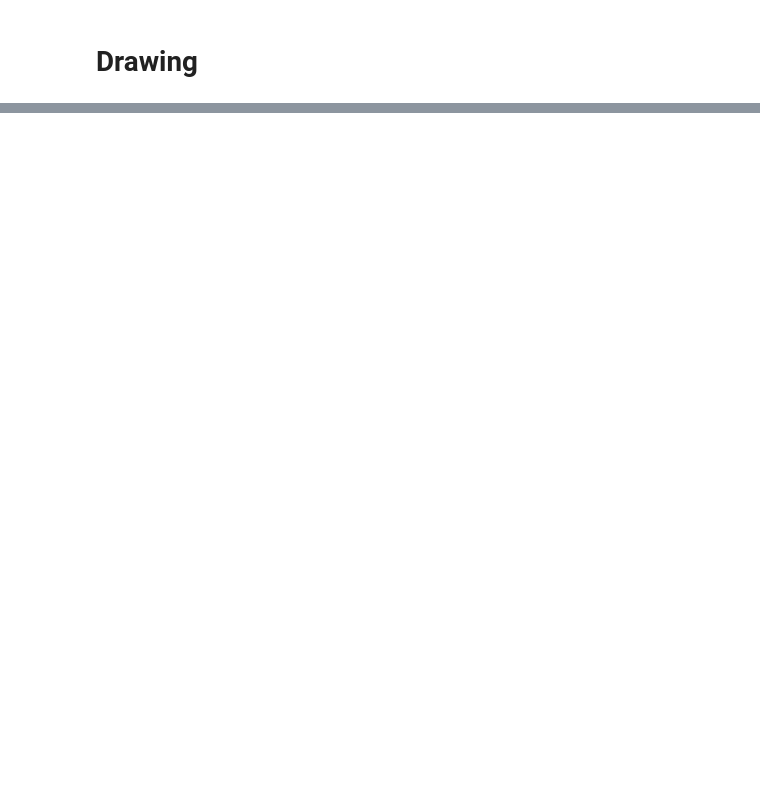
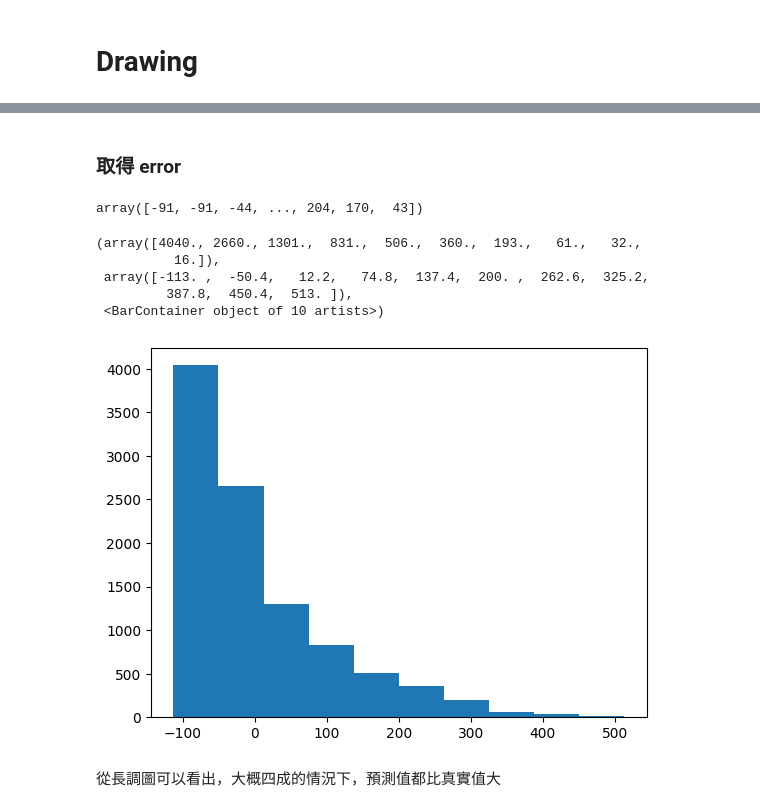
Before and after one commit to SinSuan/data_science, a Jupyter notebook: part2_draw.ipynb, the cells around one changed output, grey strips where cells are left out. Drawn from its saved outputs; the diff is of its cells as text; code cells hidden in the pictures; blank space fills up the shorter version.

```diff
--- a/part2_draw.ipynb
+++ b/part2_draw.ipynb
@@ -52,0 +45,4 @@ ttl_loss_out = display_boxplot(name_test, type_loss=1)
+# %%
+name_experiment = "2024_0604_2219"
+n = 16
+nn_best, _ = get_best_model(name_experiment, n)
@@ -52,0 +194,4 @@ ttl_loss_out = display_boxplot(name_test, type_loss=1)
+# %%
+name_experiment = "2024_0604_2219"
+n = 16
+nn_best, _ = get_best_model(name_experiment, n)
@@ -52,0 +200,19 @@ ttl_loss_out = display_boxplot(name_test, type_loss=1)
+# %%
+# 建立其他沒看過的資料
+# (之前 random seed 設 0，這次要設不一樣)
+
+random_seed = 2
+num_analysis = 10000
+num_data = int(num_analysis/0.8)
+
+X, Y, _, _ = create_dataset(random_seed, num_data, "sum")
+
+# reshape for the model output
+Y = Y.reshape((-1,1))
+
+# normalize
+normalizer = normalization(X)
+X_n = normalizer.normalize(X)
+Y_n = normalizer.normalize(Y)
+
+X_n
@@ -52,0 +227,25 @@ ttl_loss_out = display_boxplot(name_test, type_loss=1)
+# %% [markdown]
+### 取得 error
+# %%
+# 取得 error
+ttl_error = np.zeros(num_analysis, dtype=int)
+for x_n, y, idx in zip(X_n, Y, range(num_analysis)):
+    pred = nn_best.forward([x_n])
+    y_pred = normalizer.unnormalize(pred)
+    y_pred = y_pred.round()
+    ttl_error[idx] = y[0] - y_pred[0,0]
+ttl_error
+# %% [output]
+array([-91, -91, -44, ..., 204, 170,  43])
+# %%
+# 畫圖
+plt.hist(ttl_error)
+# %% [output]
+(array([4040., 2660., 1301.,  831.,  506.,  360.,  193.,   61.,   32.,
+          16.]),
+ array([-113. ,  -50.4,   12.2,   74.8,  137.4,  200. ,  262.6,  325.2,
+         387.8,  450.4,  513. ]),
+ <BarContainer object of 10 artists>)
+[figure, added]
+# %% [markdown]
+從長調圖可以看出，大概四成的情況下，預測值都比真實值大
```
Also changed, not shown: parts of 33 cells of this notebook, 7 other files.
